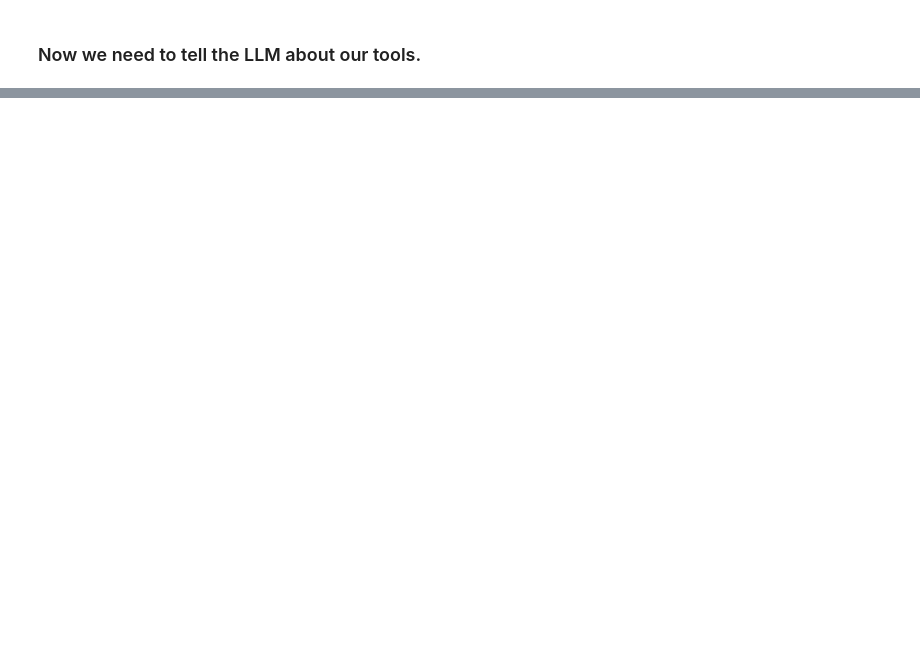
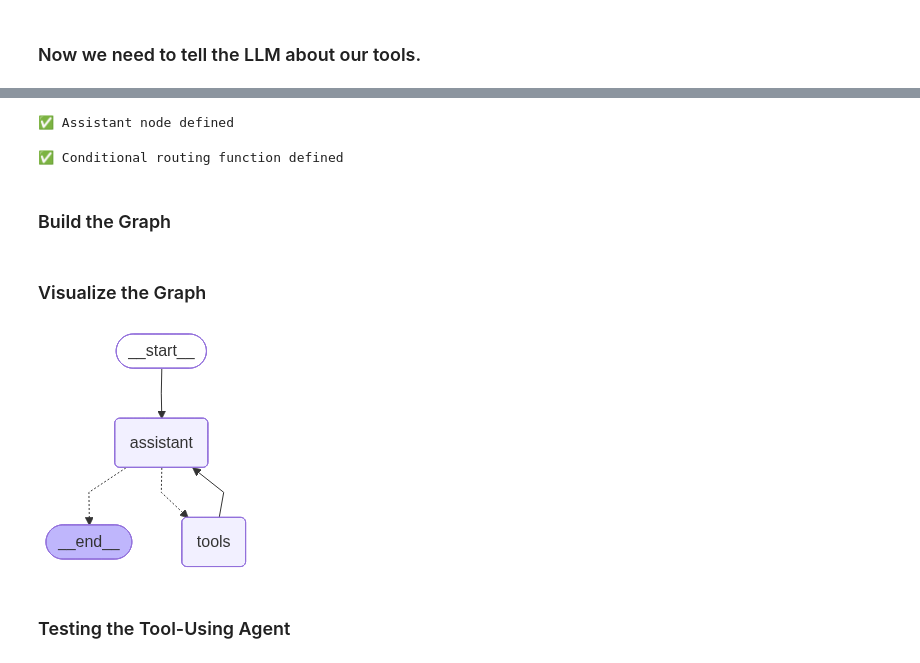
Before and after one commit to Olasquare043/Working_with_LangGraph, a Jupyter notebook: practice2.ipynb, the cells around one changed output, grey strips where cells are left out. Saved outputs shown, nothing was run; the diff lists cells and outputs as text; code cells hidden in the pictures; blank space fills up the shorter version.

```diff
--- a/practice2.ipynb
+++ b/practice2.ipynb
@@ -141,0 +142,7 @@ tool=[calculator,text_analyzer]
+# %%
+# Test: Does LLM decide to call calculator?
+response = llm_with_tools.invoke([HumanMessage(content="What is multiplication of 234 and 567?")])
+
+print(f"Response type: {type(response)}")
+print(f"\nContent: {response.content}")
+print(f"\nTool calls: {response.tool_calls}")
@@ -141,0 +166,68 @@ tool=[calculator,text_analyzer]
+# %%
+# System prompt that encourages tool usage
+sys_msg = SystemMessage(content="""You are a helpful assistant with access to tools.
+
+When asked to perform calculations, use the calculator tool.
+When asked to analyze text, use the text_analyzer tool.
+
+Only use tools when necessary - for simple questions, answer directly.""")
+
+def assistant(state: MessagesState) -> dict:
+    """
+    Assistant node - decides whether to use tools or answer directly.
+    """
+    messages = [sys_msg] + state["messages"]
+    response = llm_with_tools.invoke(messages)
+    return {"messages": [response]}
+
+print("✅ Assistant node defined")
+# %% [output]
+✅ Assistant node defined
+# %%
+# Let define the conditional routing
+def should_continue(state:MessagesState)-> Literal["tools","__end__"]:
+    """Decide next step based on last message.
+
+    if LLM called a tool-> go to 'tools' node
+    if LLM provided final answer -> go to END"""
+    last_message= state["messages"][-1]
+
+    # check if LLM made tool calls
+    if last_message.tool_calls:
+        return "tools"
+
+    # No tool call: we are done
+    return "__end__"
+print("✅ Conditional routing function defined")
+# %% [output]
+✅ Conditional routing function defined
+# %% [markdown]
+### Build the Graph
+# %%
+# define builder
+builder = StateGraph(HumanMessage)
+
+# adding nodes
+builder.add_node("assistant", assistant)
+builder.add_node("tools", ToolNode(tools))
+
+# adding edges
+builder.add_edge(START, "assistant")
+builder.add_conditional_edges("assistant", should_continue, {"tools":"tools","__end__":END})
+builder.add_edge("tools", "assistant")
+
+# Add memory
+memory= MemorySaver()
+agent= builder.compile(checkpointer=memory)
+# %% [markdown]
+### Visualize the Graph
+# %%
+try:
+    display(Image(agent.get_graph().draw_mermaid_png()))
+except Exception as e:
+    print(f"Could not display graph: {e}")
+    print("Graph structure: START → assistant → [conditional] → tools → assistant → END")
+# %% [output]
+[figure, added]
+# %% [markdown]
+### Testing the Tool-Using Agent
```
Also changed, not shown: parts of 9 cells of this notebook, 2 other files.
